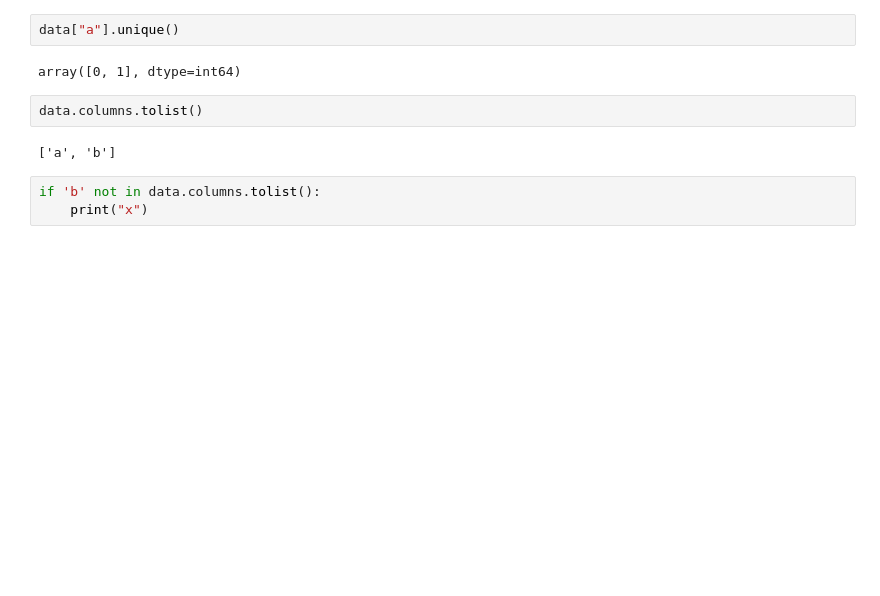
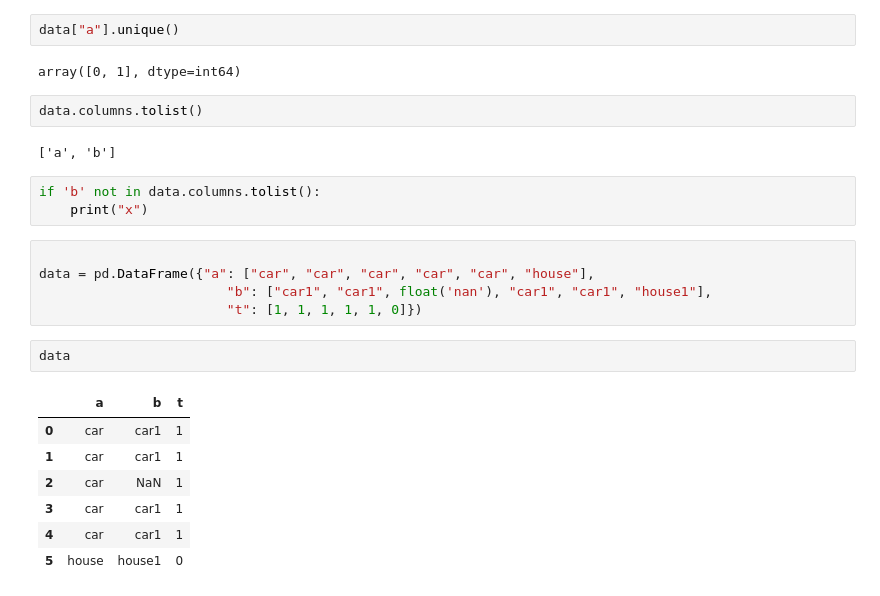
Before and after one commit to jaisenbe58r/MLearner, a Jupyter notebook: mlearner/preprocessing/FeatureDroper.ipynb, the cells around one changed output. Drawn from its saved outputs; the diff is of its cells as text; blank space fills up the shorter version.

Commit message:
DataCleaner

```diff
--- a/mlearner/preprocessing/FeatureDroper.ipynb
+++ b/mlearner/preprocessing/FeatureDroper.ipynb
@@ -353,3 +353,18 @@ data.columns.tolist()
 # %%
 if 'b' not in data.columns.tolist():
     print("x")
+# %%
+
+data = pd.DataFrame({"a": ["car", "car", "car", "car", "car", "house"],
+                        "b": ["car1", "car1", float('nan'), "car1", "car1", "house1"],
+                        "t": [1, 1, 1, 1, 1, 0]})
+# %%
+data
+# %% [output]
+|  | a | b | t |
+| 0 | car | car1 | 1 |
+| 1 | car | car1 | 1 |
+| 2 | car | NaN | 1 |
+| 3 | car | car1 | 1 |
+| 4 | car | car1 | 1 |
+| 5 | house | house1 | 0 |
```
Also changed, not shown: parts of 8 cells of this notebook, 4 other files.
